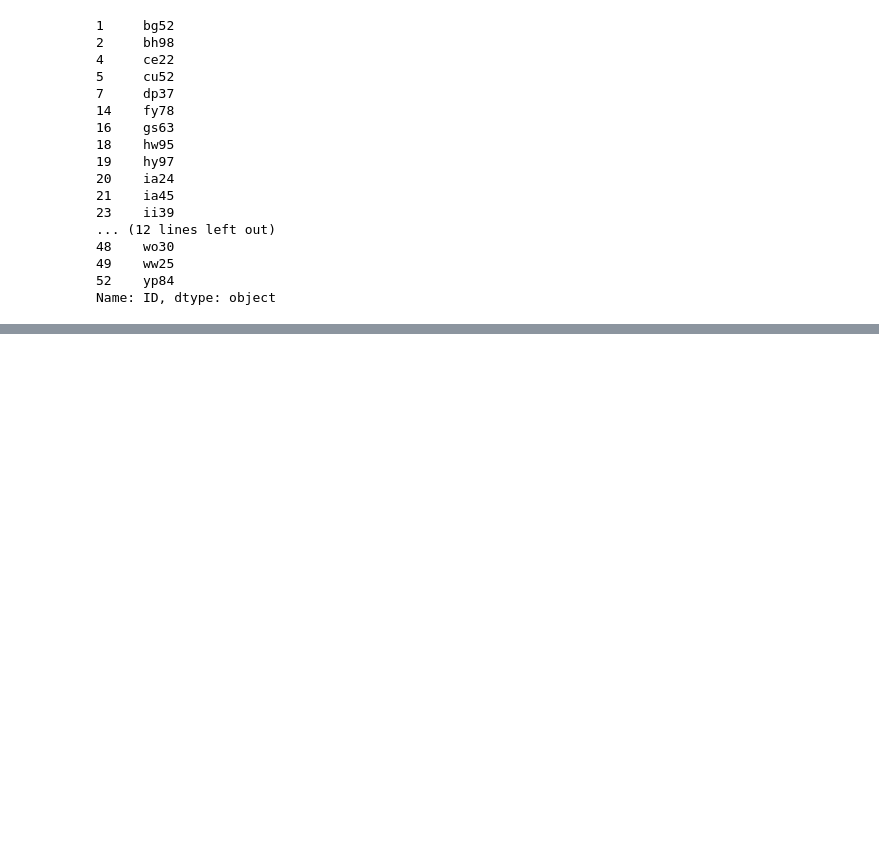
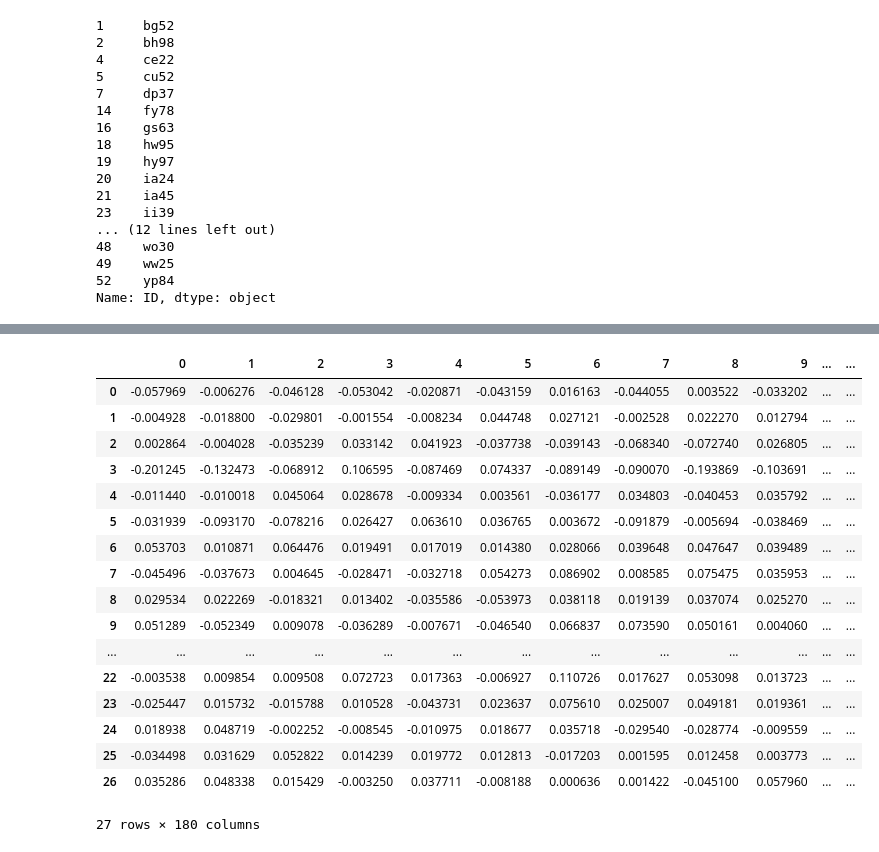
Before and after one commit to Jennt11/Masterthesis, a Jupyter notebook: 2020-04-Elastic_net_prediction.ipynb, the cells around one changed output, grey strips where cells are left out. Cells and saved outputs as stored; diff of their text form; code cells hidden in the pictures; blank space fills up the shorter version.

```diff
--- a/2020-04-Elastic_net_prediction.ipynb
+++ b/2020-04-Elastic_net_prediction.ipynb
@@ -312,0 +453,21 @@ full_compare_list
+# %%
+pd.DataFrame(X_2_k)
+# %% [output]
+|  | 0 | 1 | 2 | 3 | 4 | 5 | 6 | 7 | 8 | 9 | ... | ... |
+| 0 | -0.057969 | -0.006276 | -0.046128 | -0.053042 | -0.020871 | -0.043159 | 0.016163 | -0.044055 | 0.003522 | -0.033202 | ... | ... |
+| 1 | -0.004928 | -0.018800 | -0.029801 | -0.001554 | -0.008234 | 0.044748 | 0.027121 | -0.002528 | 0.022270 | 0.012794 | ... | ... |
+| 2 | 0.002864 | -0.004028 | -0.035239 | 0.033142 | 0.041923 | -0.037738 | -0.039143 | -0.068340 | -0.072740 | 0.026805 | ... | ... |
+| 3 | -0.201245 | -0.132473 | -0.068912 | 0.106595 | -0.087469 | 0.074337 | -0.089149 | -0.090070 | -0.193869 | -0.103691 | ... | ... |
+| 4 | -0.011440 | -0.010018 | 0.045064 | 0.028678 | -0.009334 | 0.003561 | -0.036177 | 0.034803 | -0.040453 | 0.035792 | ... | ... |
+| 5 | -0.031939 | -0.093170 | -0.078216 | 0.026427 | 0.063610 | 0.036765 | 0.003672 | -0.091879 | -0.005694 | -0.038469 | ... | ... |
+| 6 | 0.053703 | 0.010871 | 0.064476 | 0.019491 | 0.017019 | 0.014380 | 0.028066 | 0.039648 | 0.047647 | 0.039489 | ... | ... |
+| 7 | -0.045496 | -0.037673 | 0.004645 | -0.028471 | -0.032718 | 0.054273 | 0.086902 | 0.008585 | 0.075475 | 0.035953 | ... | ... |
+| 8 | 0.029534 | 0.022269 | -0.018321 | 0.013402 | -0.035586 | -0.053973 | 0.038118 | 0.019139 | 0.037074 | 0.025270 | ... | ... |
+| 9 | 0.051289 | -0.052349 | 0.009078 | -0.036289 | -0.007671 | -0.046540 | 0.066837 | 0.073590 | 0.050161 | 0.004060 | ... | ... |
+| ... | ... | ... | ... | ... | ... | ... | ... | ... | ... | ... | ... | ... |
+| 22 | -0.003538 | 0.009854 | 0.009508 | 0.072723 | 0.017363 | -0.006927 | 0.110726 | 0.017627 | 0.053098 | 0.013723 | ... | ... |
+| 23 | -0.025447 | 0.015732 | -0.015788 | 0.010528 | -0.043731 | 0.023637 | 0.075610 | 0.025007 | 0.049181 | 0.019361 | ... | ... |
+| 24 | 0.018938 | 0.048719 | -0.002252 | -0.008545 | -0.010975 | 0.018677 | 0.035718 | -0.029540 | -0.028774 | -0.009559 | ... | ... |
+| 25 | -0.034498 | 0.031629 | 0.052822 | 0.014239 | 0.019772 | 0.012813 | -0.017203 | 0.001595 | 0.012458 | 0.003773 | ... | ... |
+| 26 | 0.035286 | 0.048338 | 0.015429 | -0.003250 | 0.037711 | -0.008188 | 0.000636 | 0.001422 | -0.045100 | 0.057960 | ... | ... |
+27 rows × 180 columns
```
Also changed, not shown: parts of 142 cells of this notebook, 2 other files.
